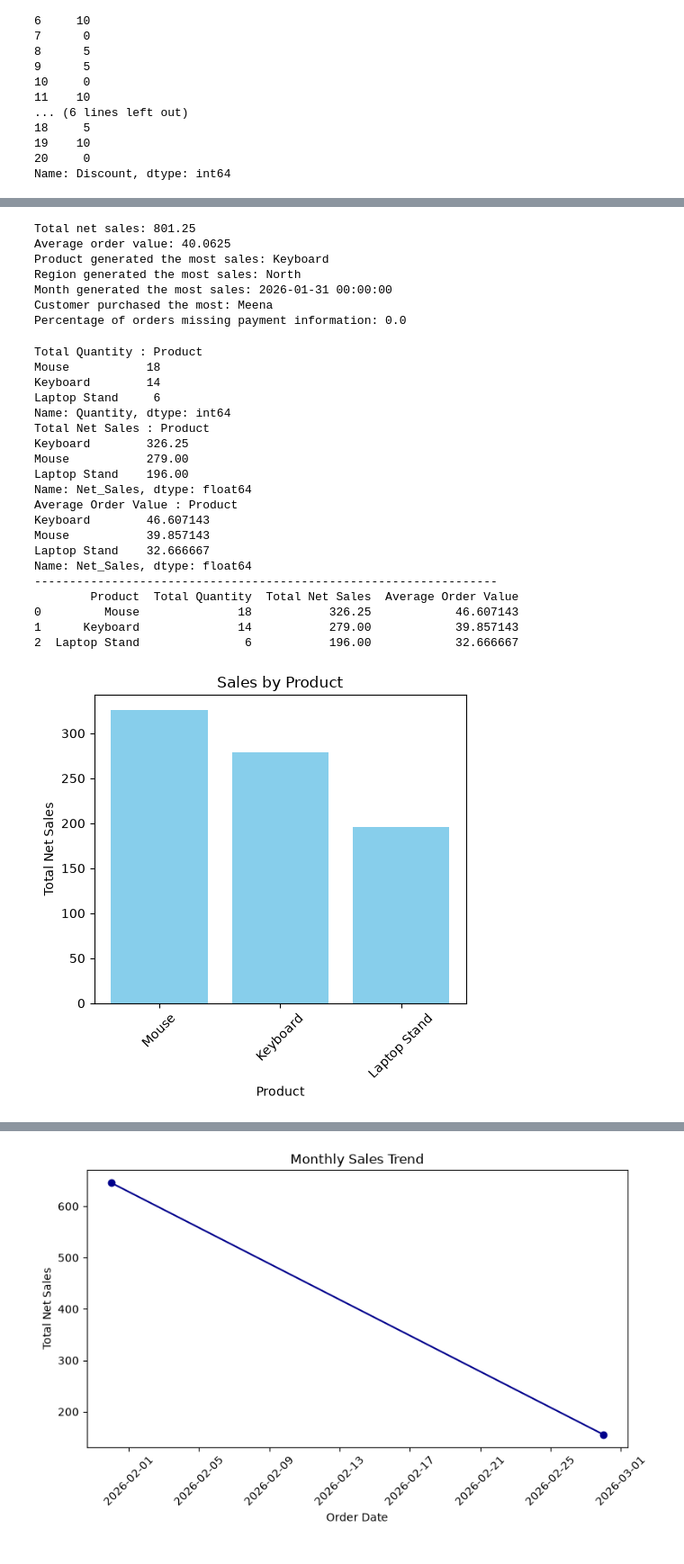
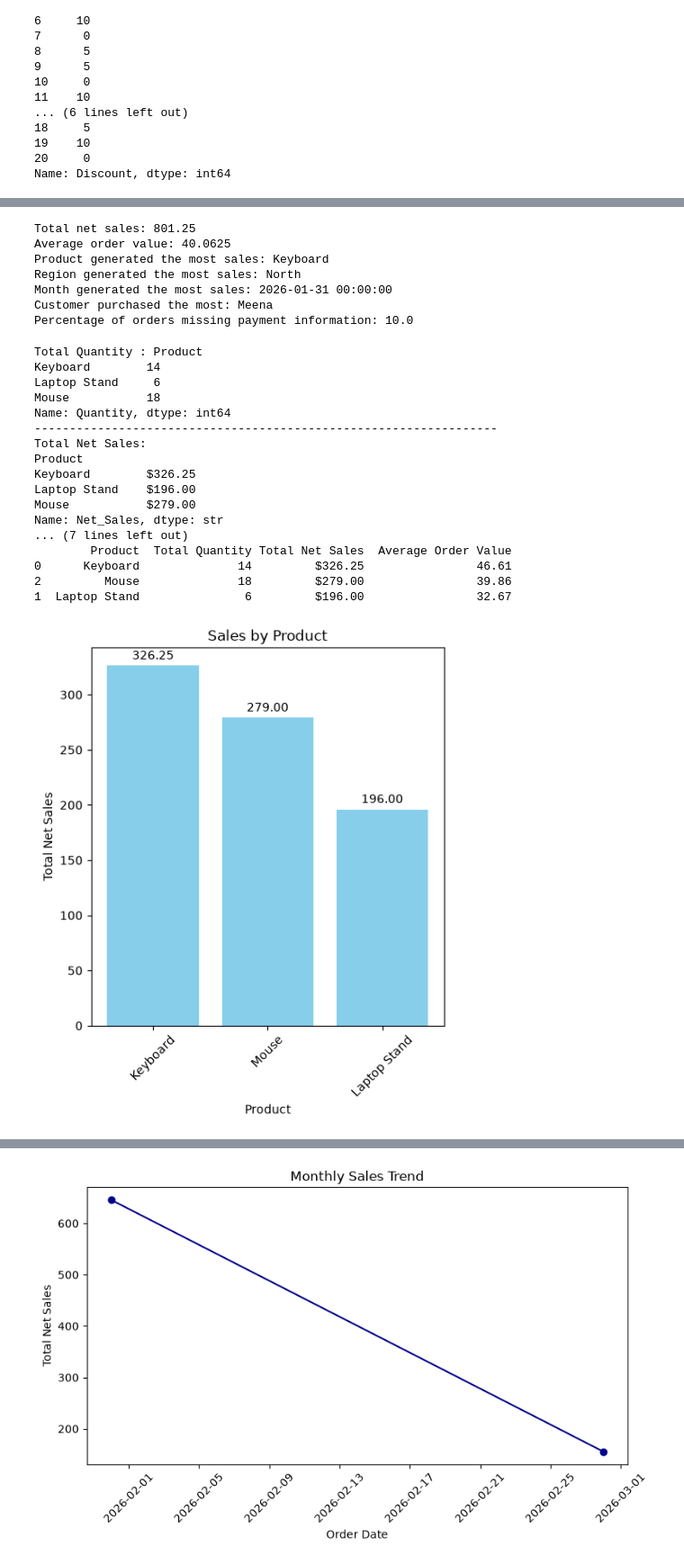
Before and after one commit to kamalakk/learningGitandGithub, a Jupyter notebook: DataAnalystProjectWithPython.ipynb, the cells around one changed output, grey strips where cells are left out. Shown at 90% size. Saved outputs shown, nothing was run; the diff lists cells and outputs as text; code cells hidden in the pictures.

```diff
--- a/DataAnalystProjectWithPython.ipynb
+++ b/DataAnalystProjectWithPython.ipynb
@@ -391,6 +413,7 @@ print("Product generated the most sales:", product_most_sales)
 region_most_sales=cleaned_df['Net_Sales'].groupby(cleaned_df['Region']).sum().idxmax()
 print("Region generated the most sales:", region_most_sales)
 #Which month generated the most sales?
+cleaned_df['Order_Date'] = pd.to_datetime(cleaned_df['Order_Date'], format='mixed', errors='coerce')
 monthly = cleaned_df.groupby(pd.Grouper(key="Order_Date", freq="ME"))["Net_Sales"].sum()
 print("Month generated the most sales:", monthly.idxmax())
 #Which customer purchased the most?
@@ -413,21 +436,29 @@ Product generated the most sales: Keyboard
 Region generated the most sales: North
 Month generated the most sales: 2026-01-31 00:00:00
 Customer purchased the most: Meena
-Percentage of orders missing payment information: 0.0
+Percentage of orders missing payment information: 10.0
 # %%
 # Analysis and Visualization
-Total_Quantity = cleaned_df['Quantity'].groupby(cleaned_df['Product']).sum().sort_values(ascending=False)
+#Total_Quantity = cleaned_df['Quantity'].groupby(cleaned_df['Product']).sum().sort_values(ascending=False)
+Total_Quantity = cleaned_df['Quantity'].groupby(cleaned_df['Product']).sum()
 print('Total Quantity :' , Total_Quantity)
-Total_NetSales=cleaned_df['Net_Sales'].groupby(cleaned_df['Product']).sum().sort_values(ascending=False)
-print('Total Net Sales :' , Total_NetSales)
-Average_Order_Value = cleaned_df['Net_Sales'].groupby(cleaned_df['Product']).mean().sort_values(ascending=False)
+
+print('------------------------------------------------------------------')
+#Total_NetSales=cleaned_df['Net_Sales'].groupby(cleaned_df['Product']).sum().sort_values(ascending=False)
+Total_NetSales=cleaned_df['Net_Sales'].groupby(cleaned_df['Product']).sum()
+print('Total Net Sales:')
+print(Total_NetSales.map('${:,.2f}'.format))
+
+print('------------------------------------------------------------------')
+#Average_Order_Value = cleaned_df['Net_Sales'].groupby(cleaned_df['Product']).mean().sort_values(ascending=False)
+Average_Order_Value = cleaned_df['Net_Sales'].groupby(cleaned_df['Product']).mean().round(2)
 print('Average Order Value :' , Average_Order_Value)
 #Total_Quantity.plot(kind='bar', figsize=(10, 6))
 
 #data = {'Product': ['Total_Quantity','Total_NetSales','Average_Order_Value']}
 #df2 = pd.DataFrame(data).sort_values(by='Product', ascending=False)
 #df2
-
+print('------------------------------------------------------------------')
 data = {
     "Product": ["Mouse", "Keyboard", "Laptop Stand"],
     "Total Quantity": ['Total_Quantity'],
@@ -436,48 +467,62 @@ data = {
 
 }
 
-print('------------------------------------------------------------------')
+
+# df2 = pd.DataFrame({
+ #   "Product": Total_Quantity.index,
+  #  "Total Quantity": Total_Quantity.values,
+   # "Total Net Sales": Total_NetSales.values,
+    #"Average Order Value": Average_Order_Value.values
+#}).sort_values(by='Total Net Sales', ascending=False)
+
 df2 = pd.DataFrame({
     "Product": Total_Quantity.index,
     "Total Quantity": Total_Quantity.values,
-    "Total Net Sales": Total_NetSales.values,
+    #"Total Net Sales": Total_NetSales.values,
+    "Total Net Sales": Total_NetSales.map('${:,.2f}'.format).values,
     "Average Order Value": Average_Order_Value.values
-}).sort_values(by='Total Net Sales', ascending=False)
+})
+
+
+df2 = df2.sort_values(
+    'Total Net Sales',
+    ascending=False
+)
+
+#df2 = df2.style.format({'Total Net Sales': '${:,.2f}'} )
 print(df2)
 # %% [output]
 Total Quantity : Product
-Mouse           18
 Keyboard        14
 Laptop Stand     6
+Mouse           18
 Name: Quantity, dtype: int64
-Total Net Sales : Product
-Keyboard        326.25
-Mouse           279.00
-Laptop Stand    196.00
-Name: Net_Sales, dtype: float64
-Average Order Value : Product
-Keyboard        46.607143
-Mouse           39.857143
-Laptop Stand    32.666667
-Name: Net_Sales, dtype: float64
 ------------------------------------------------------------------
-        Product  Total Quantity  Total Net Sales  Average Order Value
-0         Mouse              18           326.25            46.607143
-1      Keyboard              14           279.00            39.857143
-2  Laptop Stand               6           196.00            32.666667
+Total Net Sales:
+Product
+Keyboard        $326.25
+Laptop Stand    $196.00
+Mouse           $279.00
+Name: Net_Sales, dtype: str
+... (7 lines left out)
+        Product  Total Quantity Total Net Sales  Average Order Value
+0      Keyboard              14         $326.25                46.61
+2         Mouse              18         $279.00                39.86
+1  Laptop Stand               6         $196.00                32.67
 # %%
 #plot sales by product
 import matplotlib.pyplot as plt
-plt.figure(figsize=(5, 5))
+plt.figure(figsize=(5, 6))
 plt.bar(df2['Product'], df2['Total Net Sales'], color='skyblue')
 plt.xlabel('Product')
 plt.ylabel('Total Net Sales')
 plt.title('Sales by Product')
+plt.bar_label(plt.bar(df2['Product'], df2['Total Net Sales'], color='skyblue'), fmt='%.2f', padding=3,label_type='edge')
 plt.xticks(rotation=45)
 plt.tight_layout()
 plt.show()
 # %% [output]
-[figure, old version]
+[figure, new version]
 # %%
 # sales by region
 df_region = cleaned_df.groupby('Region')['Net_Sales'].sum().reset_index()
```
Also changed, not shown: parts of 13 cells of this notebook, 1 other file.
